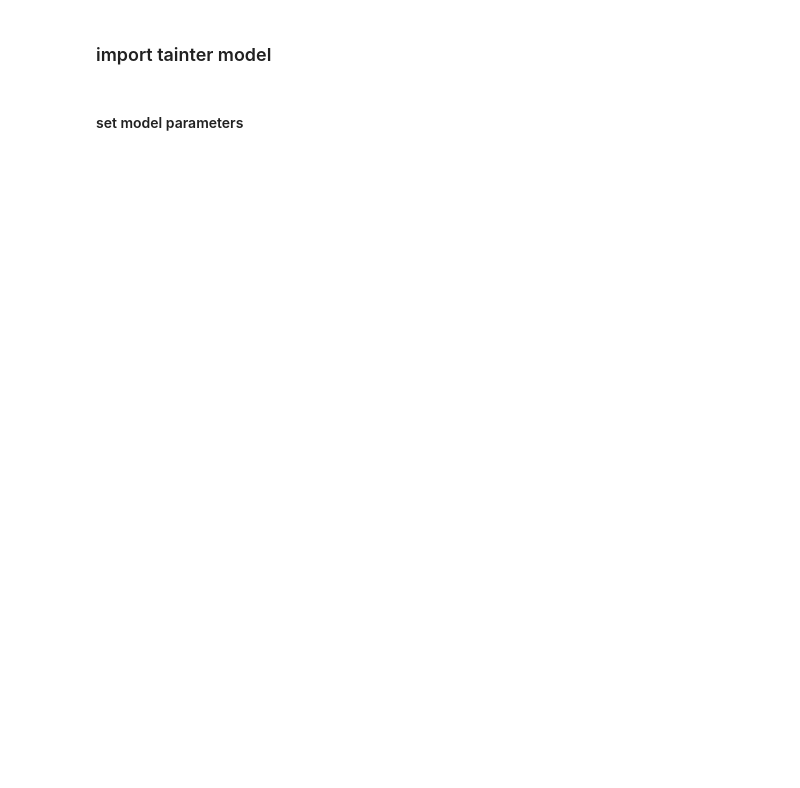
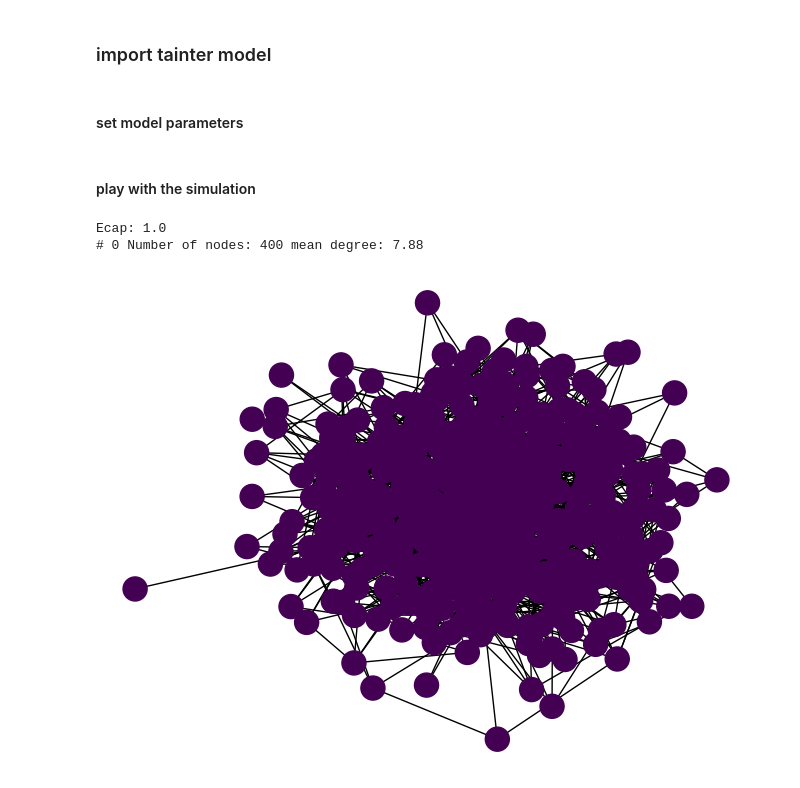
Before and after one commit to flo-schu/Tainter, a Jupyter notebook: scripts/analysis.ipynb, the cells around one changed output. Drawn from its saved outputs; the diff is of its cells as text; code cells hidden in the pictures; blank space fills up the shorter version.

```diff
--- a/scripts/analysis.ipynb
+++ b/scripts/analysis.ipynb
@@ -17,16 +24,23 @@ from tainter.f3_plot_ensemble_with_approx import fig3_stochastic_ensemble_and_ma
 # general parameters
 SEED = 564684
 plot_time = 5000
+max_runtime = 10000
 
 # simulation parameters (for all figures)
+network="erdos"
 network_size = 400
-link_probability_between_nodes = 0.05
-mri_of_laborers = 0.8
-mri_of_coordinated_laborers = 0.8
-efficiency_of_coordinated_laborers = 1.2
+link_probability_between_nodes = 0.02
+mri_of_laborers = 1.0
+mri_of_coordinated_laborers = 1.05
+efficiency_of_coordinated_laborers = 1.0
+resource_access = calculate_initial_resource_access(
+    N=network_size, mri_l=mri_of_laborers
+)
 shock_alpha = 1
 shock_beta = 15
-threshold_for_complexity_increase = 0.5
+threshold_for_complexity_increase = 1
+first_admin = "highest degree"
+choice_next_admin = "topcoordinated"
 
 # figure 2 and 3
 exploration_scenarios = [0, 0.00275,  0.02]  # must always be a list of 3
@@ -34,4 +48,41 @@ exploration_scenarios = [0, 0.00275,  0.02]  # must always be a list of 3
 # figure 3
 ensemble_data = "../data/ensemble/"
 use_pre_simulated_data = False  # uses pre simulated data to generate plot
-iterations = 10  # needs to be increased but will take some time
+iterations = 100  # needs to be increased but will take some time
+# %% [markdown]
+#### play with the simulation
+# %%
+N_coordinated_workers = 10
+t = 0
+access = calculate_initial_resource_access(network_size, mri_of_laborers)
+A, L, Lc, positions, E_cap, tmax, ainit, A_exp, L_exp, Lc_exp, Admin = tm.init(
+    N=network_size,
+    a=access,
+    elast_l=mri_of_laborers,
+    elast_lc=mri_of_coordinated_laborers,
+    eff_lc=efficiency_of_coordinated_laborers,
+    tmax=max_runtime
+)
+G = tm.construct_network(
+    network=network,
+    N=network_size,
+    p=link_probability_between_nodes
+)
+
+ecap = tm.energy_out_capita(
+    a=access,
+    L=L,
+    Lc=Lc,
+    elast_l=mri_of_laborers,
+    elast_lc=mri_of_coordinated_laborers,
+    eff_lc=efficiency_of_coordinated_laborers,
+    N=network_size
+)
+
+
+print(f"Ecap: {round(ecap,2)}")
+tm.print_graph(t, A, Lc, L, G, positions, network_size)
+# %% [output]
+Ecap: 1.0
+# 0 Number of nodes: 400 mean degree: 7.88
+[figure, added]
```
Also changed, not shown: parts of 5 cells of this notebook, 7 other files.
